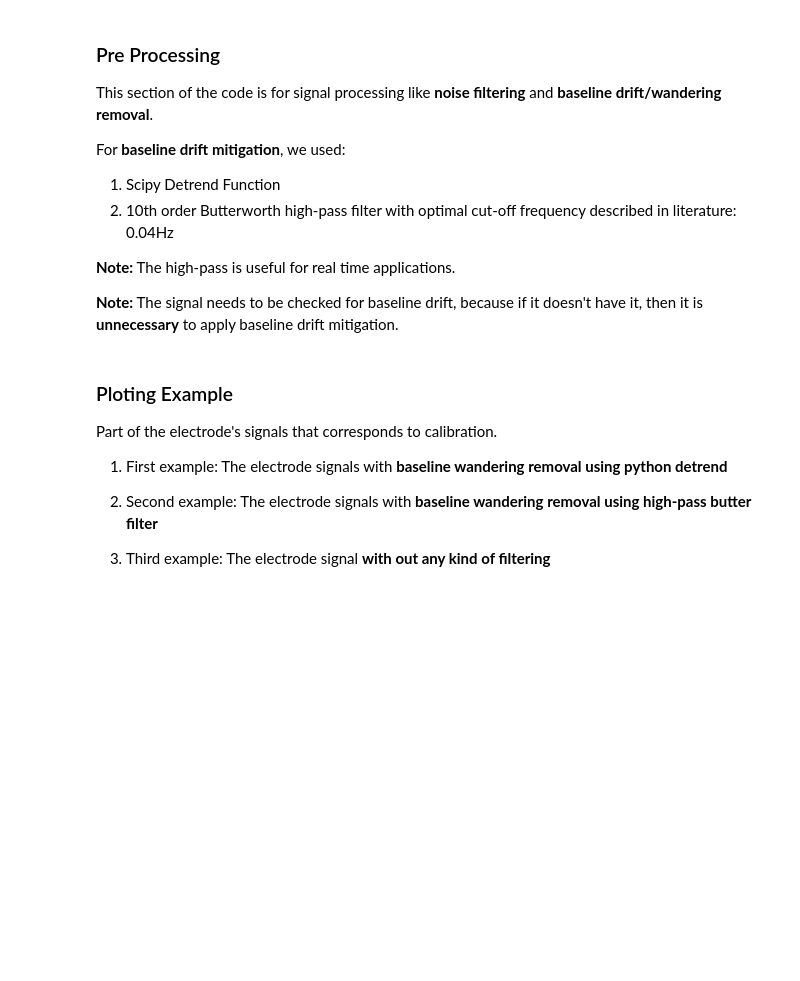
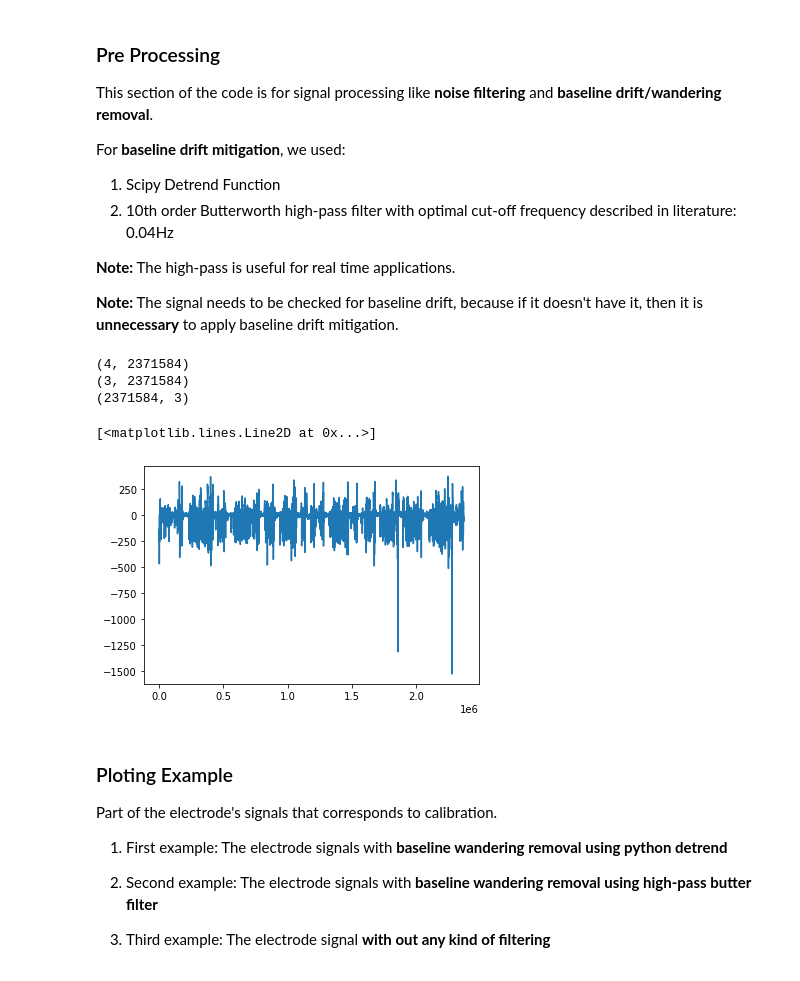
Before and after one commit to RicardoCQB/enac-eog-analysis, a Jupyter notebook: src/EyeMovementDetection.ipynb, the cells around one changed output. Saved outputs shown, nothing was run; the diff lists cells and outputs as text; code cells hidden in the pictures; blank space fills up the shorter version.

```diff
--- a/src/EyeMovementDetection.ipynb
+++ b/src/EyeMovementDetection.ipynb
@@ -68,7 +68,20 @@ eyesDataFiltered2 = signal.detrend(eyesDataFiltered)
 # %%
 # Pre-processing: baseline wandering/drift mitigation
 sos2 = signal.butter(1, 0.04, 'highpass', fs=freqSample, output='sos')
 eyesDataFiltered3 = signal.sosfilt(sos2, eyesDataFiltered)
+print(eyesDataFiltered3.shape)
+data_sig = eyesDataFiltered3[0:3,:]
+print(data_sig.shape)
+data_sigT = np.transpose(data_sig)
+print(data_sigT.shape)
+
+plt.plot(data_sigT[:,0])
+# %% [output]
+(4, 2371584)
+(3, 2371584)
+(2371584, 3)
+[<matplotlib.lines.Line2D at 0x...>]
+[figure, added]
 # %% [markdown]
 ### Ploting Example
 
```
Also changed, not shown: parts of 1 cell of this notebook, 1 other file.
